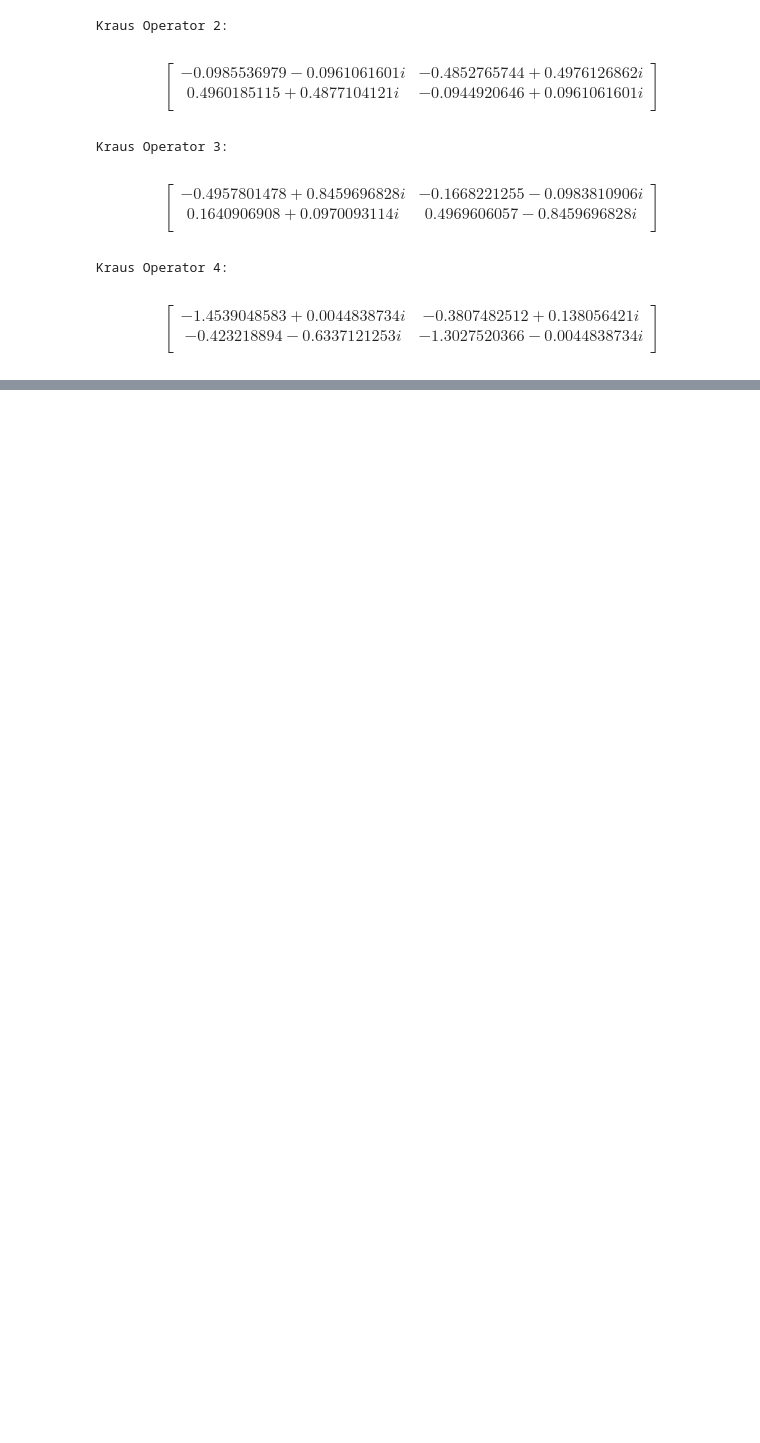
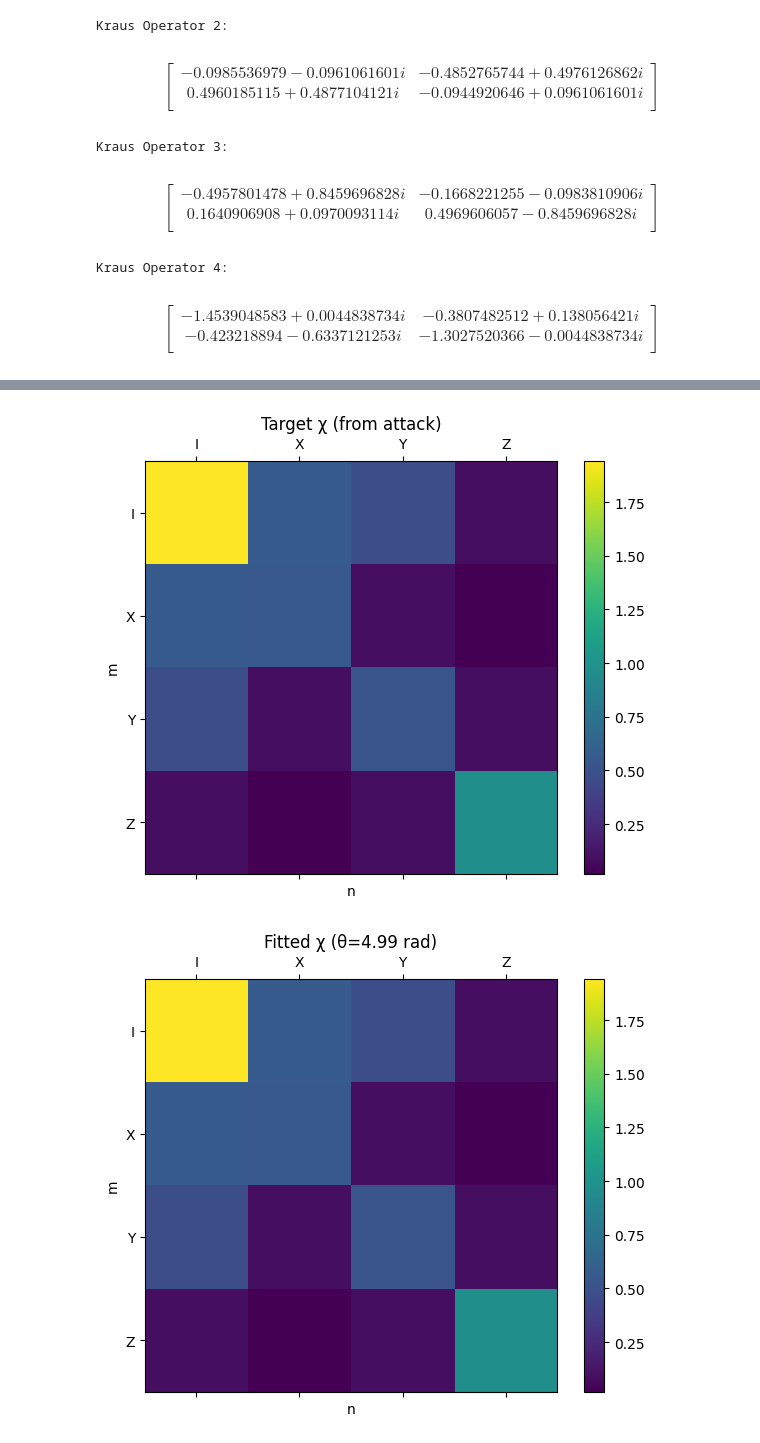
Before and after one commit to syedshubha/PulseSCQ, a Jupyter notebook: QPT_attack.ipynb, the cells around one changed output, grey strips where cells are left out. Drawn from its saved outputs; the diff is of its cells as text; code cells hidden in the pictures; blank space fills up the shorter version.

```diff
--- a/QPT_attack.ipynb
+++ b/QPT_attack.ipynb
@@ -340,0 +457,38 @@ $$
+# %%
+def simulate_chi_for_theta(theta, J12=0.2, J01=0.1, A=(1.0, 0.5),
+                           delta=(0.0, 0.0),
+                           coup_12=(qt.sigmaz(), qt.sigmax()),
+                           coup_01=(qt.sigmay(), qt.sigmax()),
+                           shape=("cos", "chirp"),
+                           extra_params=({}, {"chirp_rate": 5.0})):
+    def build_adam_state_theta(theta):
+        psi_theta = (np.cos(theta) * qt.basis(2, 0) + np.sin(theta) * qt.basis(2, 1)).unit()
+        zero = qt.basis(2, 0)
+        return qt.tensor(zero, zero, psi_theta)
+
+    chi, labels = perform_qpt(
+        J12=J12, J01=J01, A=A, delta=delta,
+        coup_12=coup_12, coup_01=coup_01,
+        shape=shape, extra_params=extra_params
+    )
+    return chi.full()
+# %%
+def cost_fn(theta, chi_target):
+    chi_sim = simulate_chi_for_theta(
+        theta,)
+    # Frobenius norm of difference
+    return np.linalg.norm(chi_sim - chi_target)
+# %%
+theta0 = theta_weighted
+
+res = minimize(
+    cost_fn,
+    x0=[theta0],
+    args=(chi.full(),),
+    bounds=[(0, 2 * np.pi)],
+    method='L-BFGS-B'
+)
+
+theta_opt = res.x[0]
+print(f"Optimal θ: {theta_opt:.6f} rad")
+print(f"Fitting loss: {res.fun:.6e}")
@@ -340,0 +498,8 @@ $$
+# %%
+chi_fit = simulate_chi_for_theta(theta_opt)
+
+plot_chi_matrix(chi.full(), title="Target χ (from attack)")
+plot_chi_matrix(chi_fit, title=f"Fitted χ (θ={theta_opt:.2f} rad)")
+# %% [output]
+[figure, added]
+[figure, added]
```
Also changed, not shown: parts of 12 cells of this notebook.
